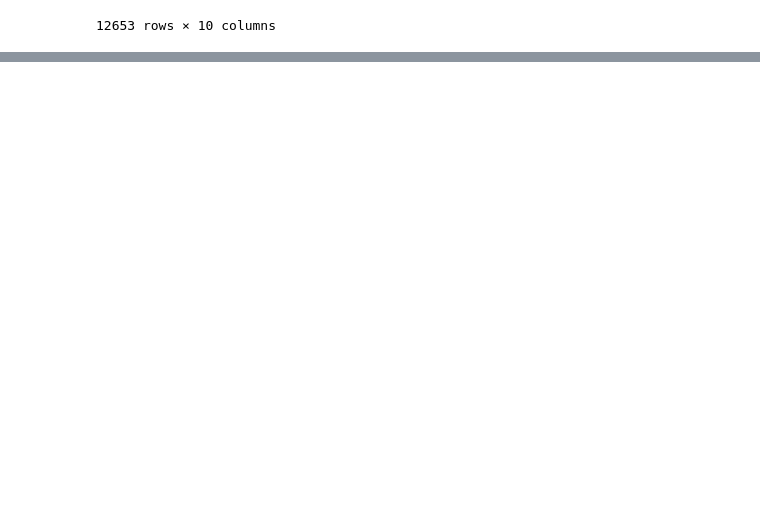
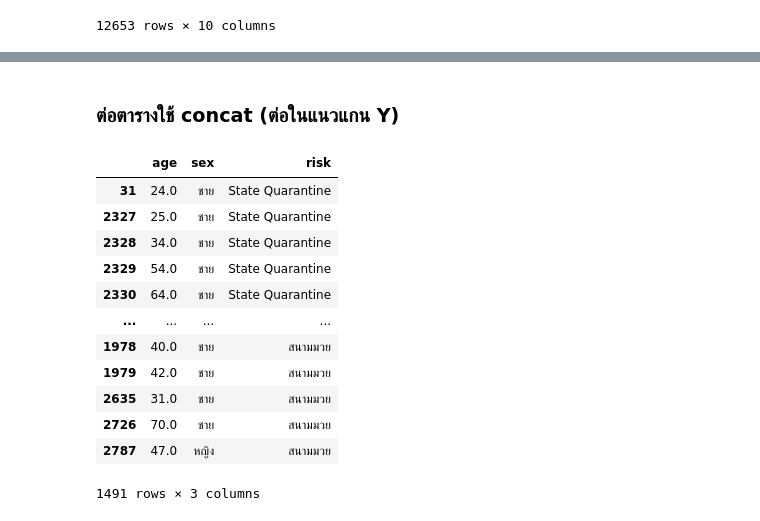
Before and after one commit to mintra-tippayaratsontorn/data_viz_2022, a Jupyter notebook: DataViz01_Table_Data.ipynb, the cells around one changed output, grey strips where cells are left out. Drawn from its saved outputs; the diff is of its cells as text; code cells hidden in the pictures; blank space fills up the shorter version.

```diff
--- a/DataViz01_Table_Data.ipynb
+++ b/DataViz01_Table_Data.ipynb
@@ -180,0 +285,19 @@ data_HW
+# %% [markdown]
+### ต่อตารางใช้ concat (ต่อในแนวแกน Y)
+# %%
+hw_concat = pd.concat([risk1,risk2,risk3])  # ต่อตารางในแนวแกน y
+hw_concat
+# %% [output]
+|  | age | sex | risk |
+| 31 | 24.0 | ชาย | State Quarantine |
+| 2327 | 25.0 | ชาย | State Quarantine |
+| 2328 | 34.0 | ชาย | State Quarantine |
+| 2329 | 54.0 | ชาย | State Quarantine |
+| 2330 | 64.0 | ชาย | State Quarantine |
+| ... | ... | ... | ... |
+| 1978 | 40.0 | ชาย | สนามมวย |
+| 1979 | 42.0 | ชาย | สนามมวย |
+| 2635 | 31.0 | ชาย | สนามมวย |
+| 2726 | 70.0 | ชาย | สนามมวย |
+| 2787 | 47.0 | หญิง | สนามมวย |
+1491 rows × 3 columns
```
Also changed, not shown: parts of 21 cells of this notebook.
